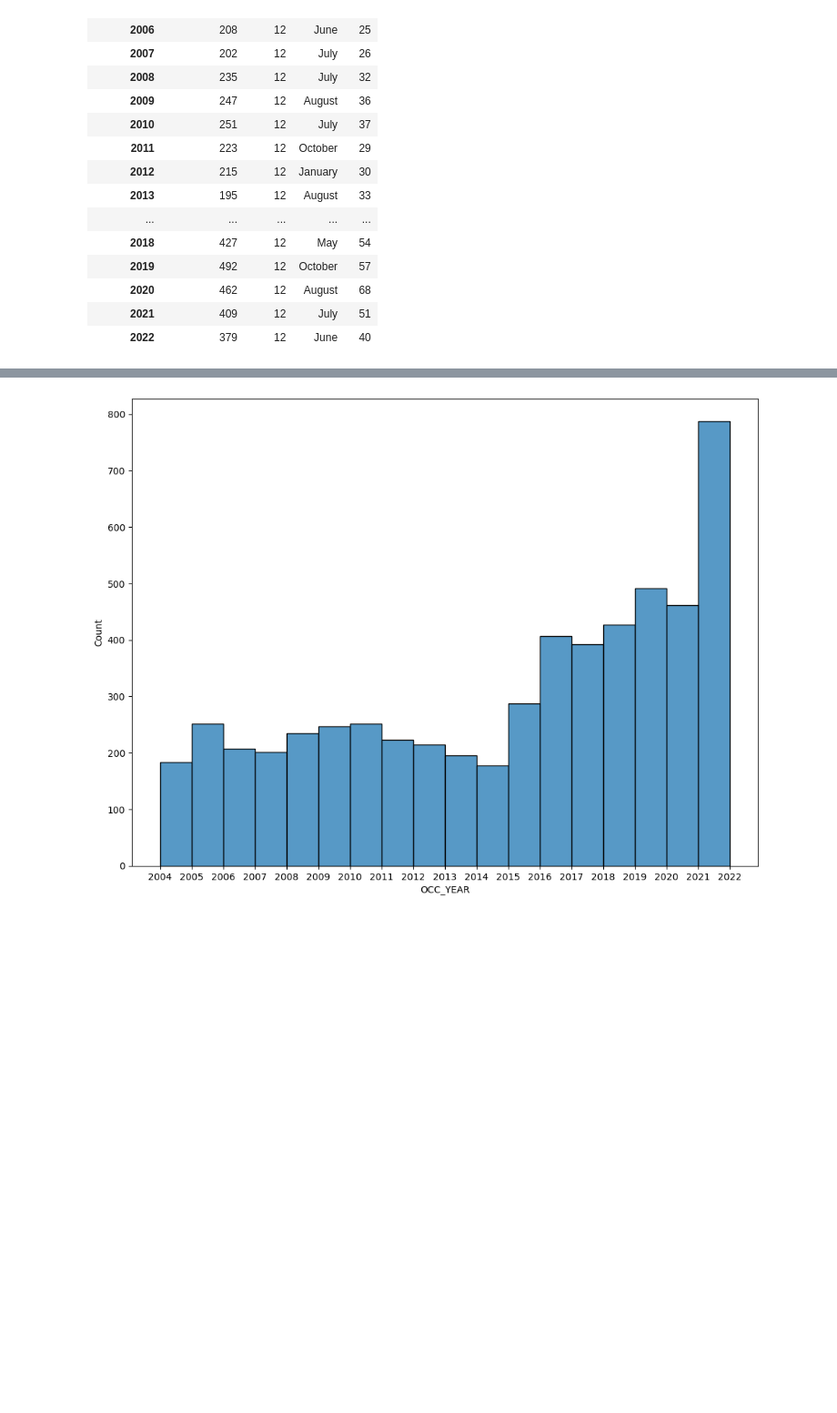
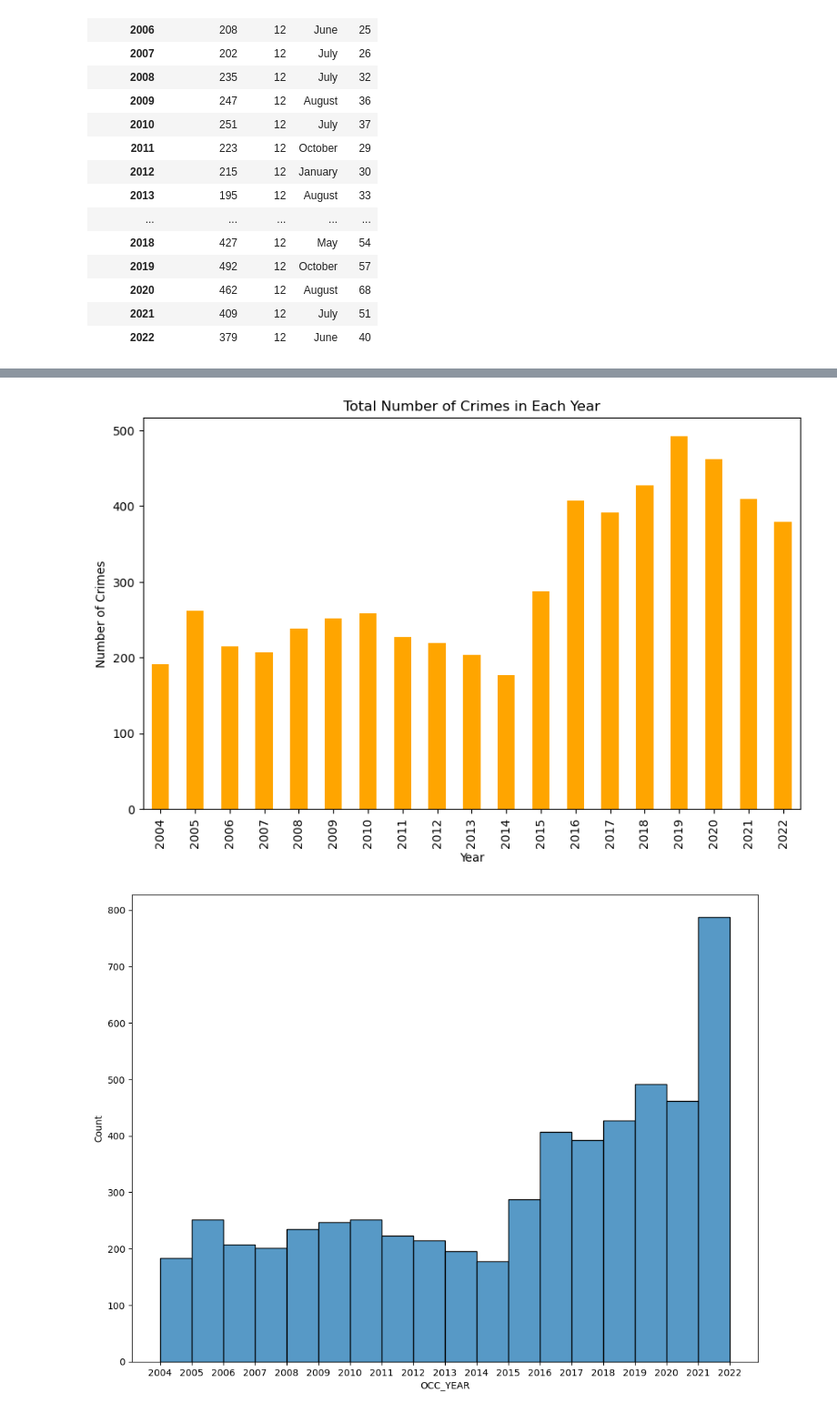
Before and after one commit to Dianalxy1/schulich_date_science, a Jupyter notebook: MMAI5000/5000_groupproject.ipynb, the cells around one changed output, grey strips where cells are left out. Shown at 91% size. Cells and saved outputs as stored; diff of their text form; code cells hidden in the pictures; blank space fills up the shorter version.

```diff
--- a/MMAI5000/5000_groupproject.ipynb
+++ b/MMAI5000/5000_groupproject.ipynb
@@ -68 +90,10 @@ df2.groupby('OCC_YEAR')[['OCC_MONTH']].describe(include='all')
+# %%
+# make a plot of the total number of crimes in each year
+df2.groupby('OCC_YEAR')[['OCC_MONTH']].count().plot(kind='bar', figsize=(10, 6), color='orange', legend=None)
+plt.xlabel('Year')
+plt.ylabel('Number of Crimes')
+plt.title('Total Number of Crimes in Each Year')
+plt.show()
+# %% [output]
+[figure, added]
 # %%
```
Also changed, not shown: parts of 10 cells of this notebook, 1 other file.
